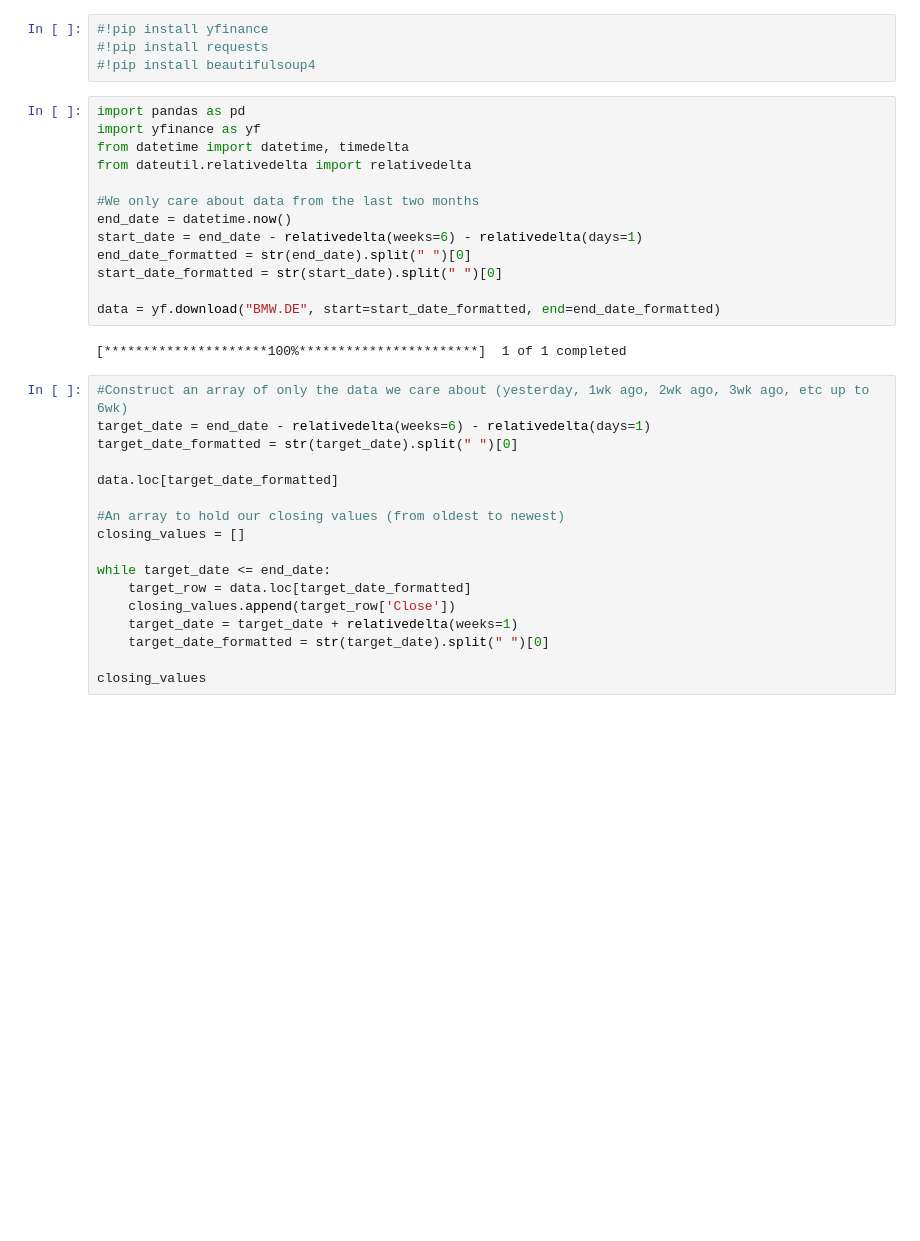
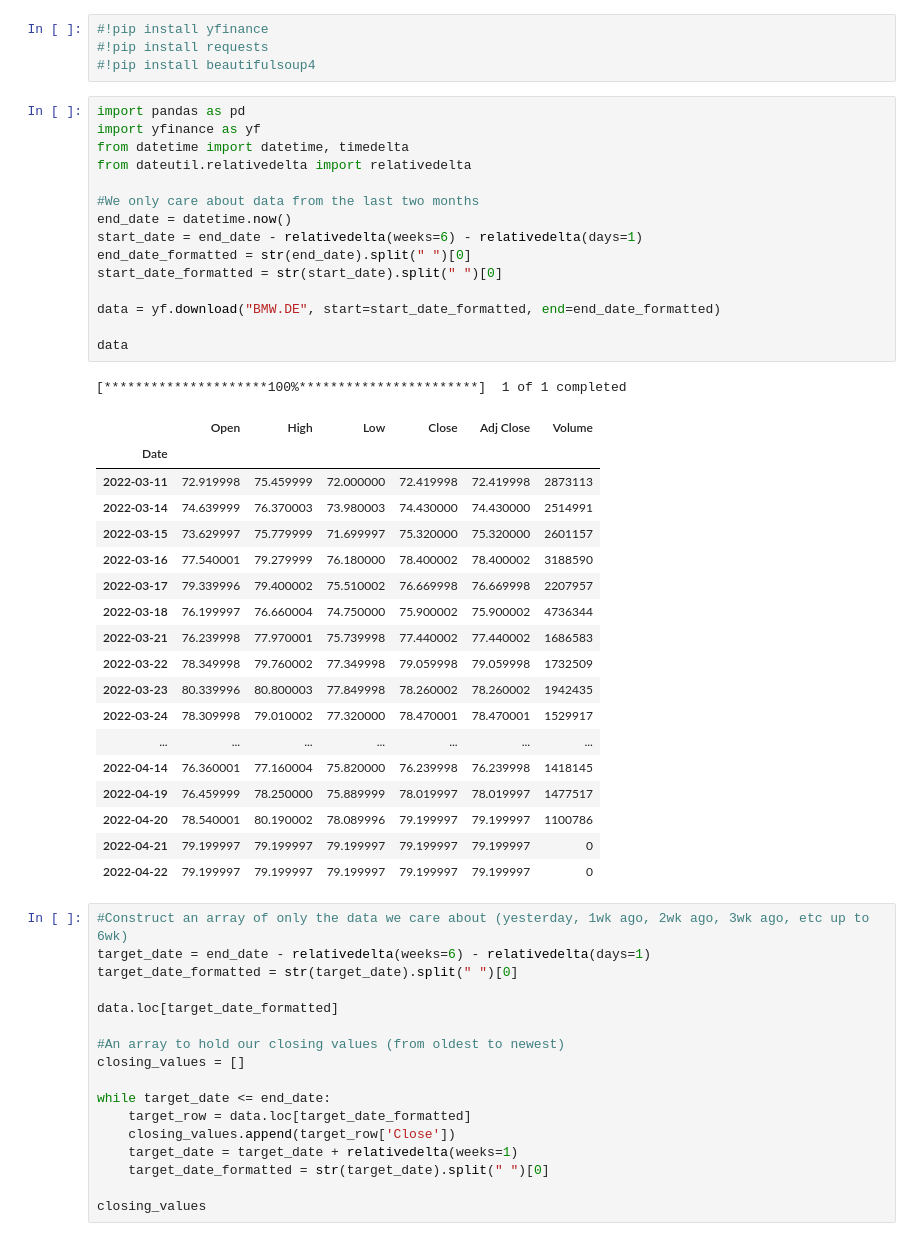
Before and after one commit to KTPrince/587-FinalProject, a Jupyter notebook: Final Project Data Collection - Prince.ipynb, the cells around one changed output. Cells and saved outputs as stored; diff of their text form; blank space fills up the shorter version.

Commit message:
Final data collection!

```diff
--- a/Final Project Data Collection - Prince.ipynb
+++ b/Final Project Data Collection - Prince.ipynb
@@ -5,18 +5,38 @@
 # %%
 import pandas as pd
 import yfinance as yf
 from datetime import datetime, timedelta
 from dateutil.relativedelta import relativedelta
 
 #We only care about data from the last two months
 end_date = datetime.now()
 start_date = end_date - relativedelta(weeks=6) - relativedelta(days=1)
 end_date_formatted = str(end_date).split(" ")[0]
 start_date_formatted = str(start_date).split(" ")[0]
 
 data = yf.download("BMW.DE", start=start_date_formatted, end=end_date_formatted)
+
+data
 # %% [output]
 [*********************100%***********************]  1 of 1 completed
+|  | Open | High | Low | Close | Adj Close | Volume |
+| Date |  |  |  |  |  |  |
+| 2022-03-11 | 72.919998 | 75.459999 | 72.000000 | 72.419998 | 72.419998 | 2873113 |
+| 2022-03-14 | 74.639999 | 76.370003 | 73.980003 | 74.430000 | 74.430000 | 2514991 |
+| 2022-03-15 | 73.629997 | 75.779999 | 71.699997 | 75.320000 | 75.320000 | 2601157 |
+| 2022-03-16 | 77.540001 | 79.279999 | 76.180000 | 78.400002 | 78.400002 | 3188590 |
+| 2022-03-17 | 79.339996 | 79.400002 | 75.510002 | 76.669998 | 76.669998 | 2207957 |
+| 2022-03-18 | 76.199997 | 76.660004 | 74.750000 | 75.900002 | 75.900002 | 4736344 |
+| 2022-03-21 | 76.239998 | 77.970001 | 75.739998 | 77.440002 | 77.440002 | 1686583 |
+| 2022-03-22 | 78.349998 | 79.760002 | 77.349998 | 79.059998 | 79.059998 | 1732509 |
+| 2022-03-23 | 80.339996 | 80.800003 | 77.849998 | 78.260002 | 78.260002 | 1942435 |
+| 2022-03-24 | 78.309998 | 79.010002 | 77.320000 | 78.470001 | 78.470001 | 1529917 |
+| ... | ... | ... | ... | ... | ... | ... |
+| 2022-04-14 | 76.360001 | 77.160004 | 75.820000 | 76.239998 | 76.239998 | 1418145 |
+| 2022-04-19 | 76.459999 | 78.250000 | 75.889999 | 78.019997 | 78.019997 | 1477517 |
+| 2022-04-20 | 78.540001 | 80.190002 | 78.089996 | 79.199997 | 79.199997 | 1100786 |
+| 2022-04-21 | 79.199997 | 79.199997 | 79.199997 | 79.199997 | 79.199997 | 0 |
+| 2022-04-22 | 79.199997 | 79.199997 | 79.199997 | 79.199997 | 79.199997 | 0 |
 # %%
 #Construct an array of only the data we care about (yesterday, 1wk ago, 2wk ago, 3wk ago, etc up to 6wk)
 target_date = end_date - relativedelta(weeks=6) - relativedelta(days=1)
```
Also changed, not shown: parts of 2 cells of this notebook, 14 other files.
